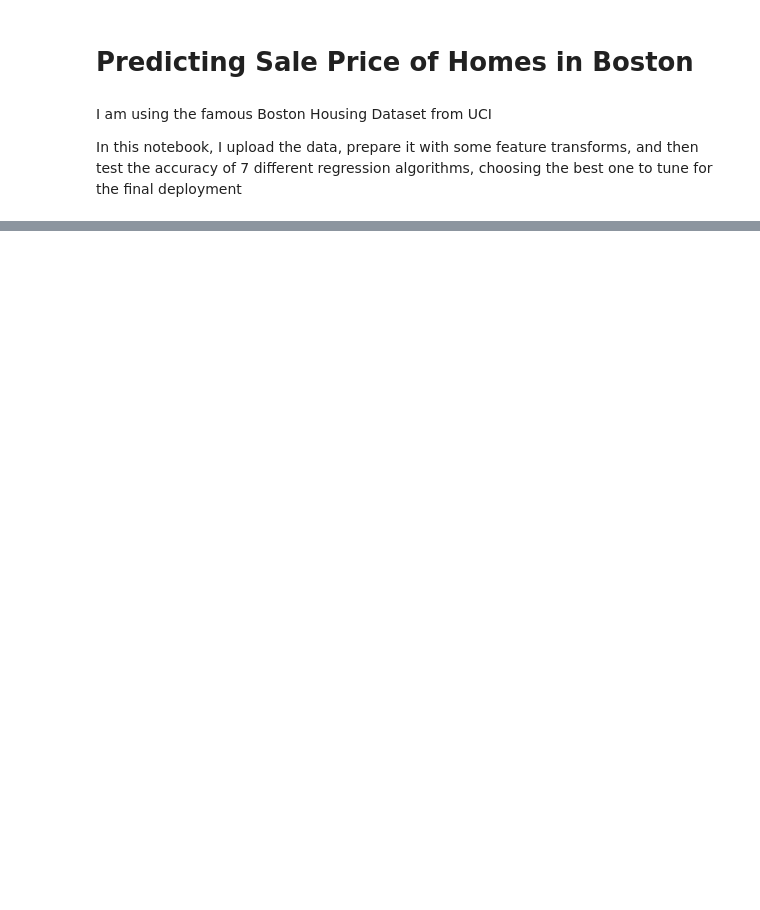
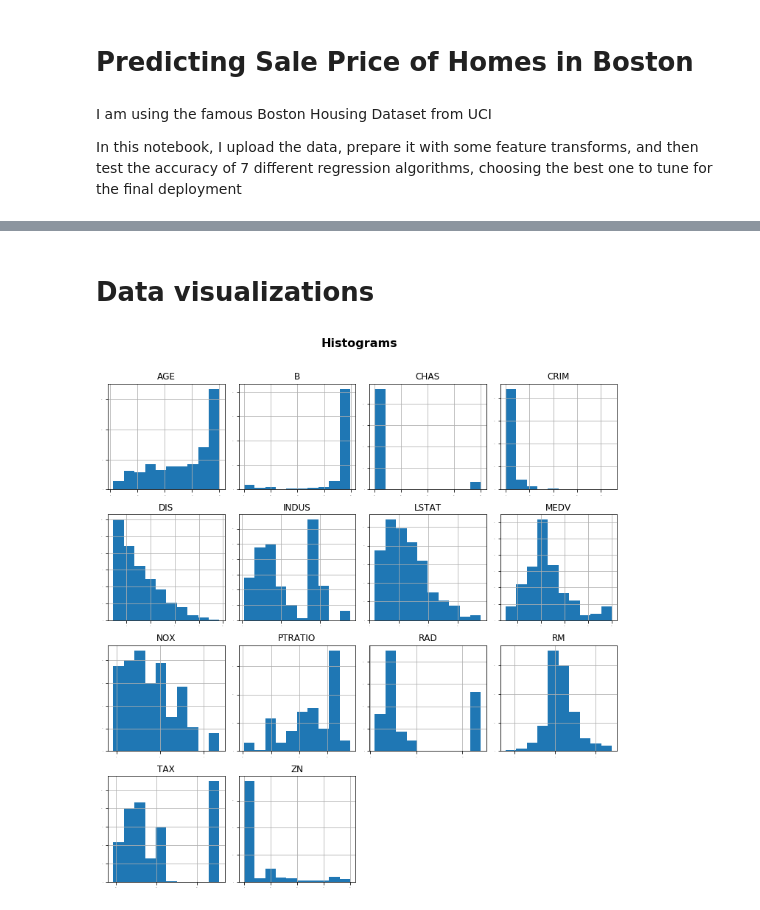
Before and after one commit to ggomp2885/Regression_Predicting_Prices-Sagemaker, a Jupyter notebook: Main Notebook.ipynb, the cells around one changed output, grey strips where cells are left out. Saved outputs shown, nothing was run; the diff lists cells and outputs as text; code cells hidden in the pictures; blank space fills up the shorter version.

Commit message:
Add - Visualizations

```diff
--- a/Main Notebook.ipynb
+++ b/Main Notebook.ipynb
@@ -30,3 +29,7 @@ from sklearn.ensemble import GradientBoostingRegressor
 from sklearn.ensemble import ExtraTreesRegressor
 from sklearn.ensemble import AdaBoostRegressor
 from sklearn.metrics import mean_squared_error
+# %%
+# Load dataset
+colnames = ['CRIM', 'ZN', 'INDUS', 'CHAS', 'NOX', 'RM', 'AGE', 'DIS', 'RAD', 'TAX', 'PTRATIO', 'B', 'LSTAT', 'MEDV']
+dataset = read_csv('housing.csv', delim_whitespace=True, names=colnames)
@@ -32,0 +84,13 @@ from sklearn.metrics import mean_squared_error
+# %% [markdown]
+# Data visualizations
+# %%
+#Matplotlib Settings
+plt.rcParams['figure.figsize'] = [10, 10]
+# %%
+# histogram
+dataset.hist(sharex=False, sharey=False, xlabelsize=1, ylabelsize=1)
+plt.suptitle("Histograms", y=1.05, size =16, fontname="Sans", weight='bold')
+plt.tight_layout(pad=1)
+plt.show()
+# %% [output]
+[figure, added]
```
Also changed, not shown: parts of 7 cells of this notebook, 1 other file.
